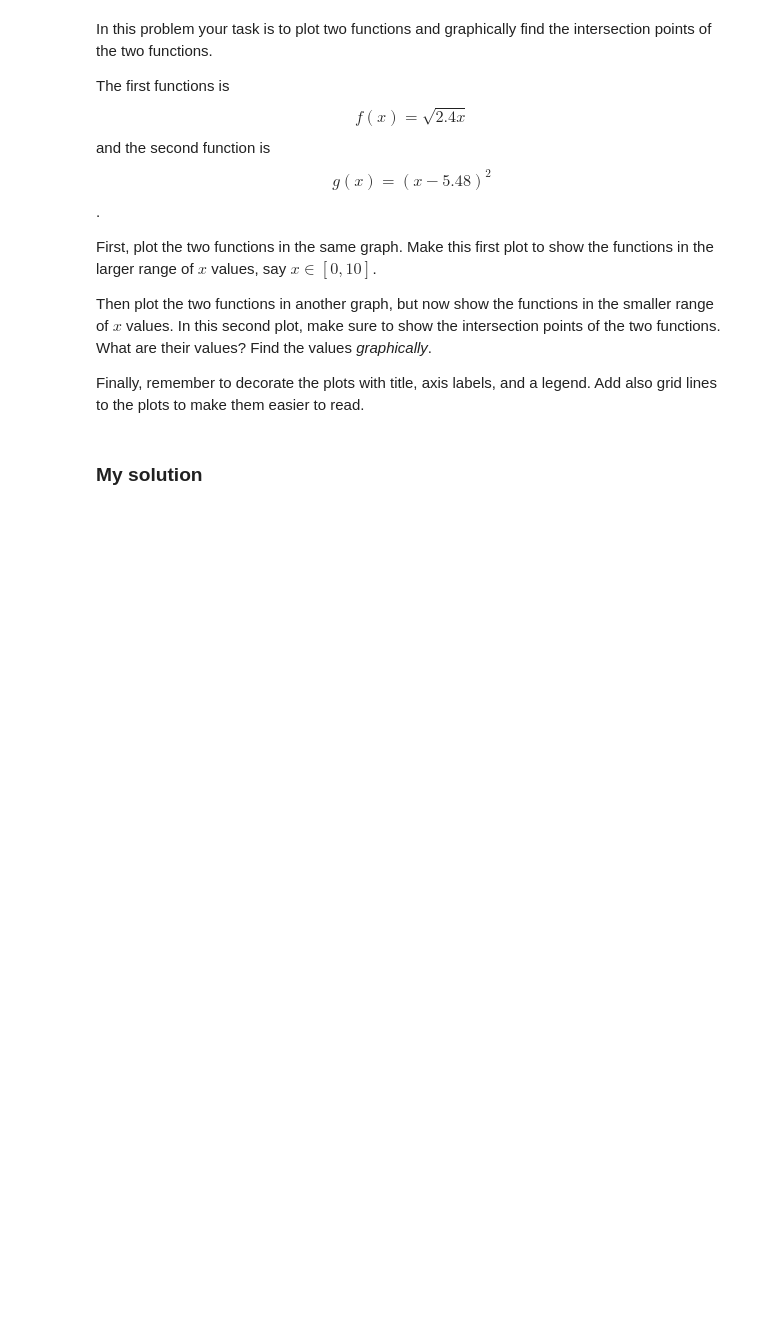
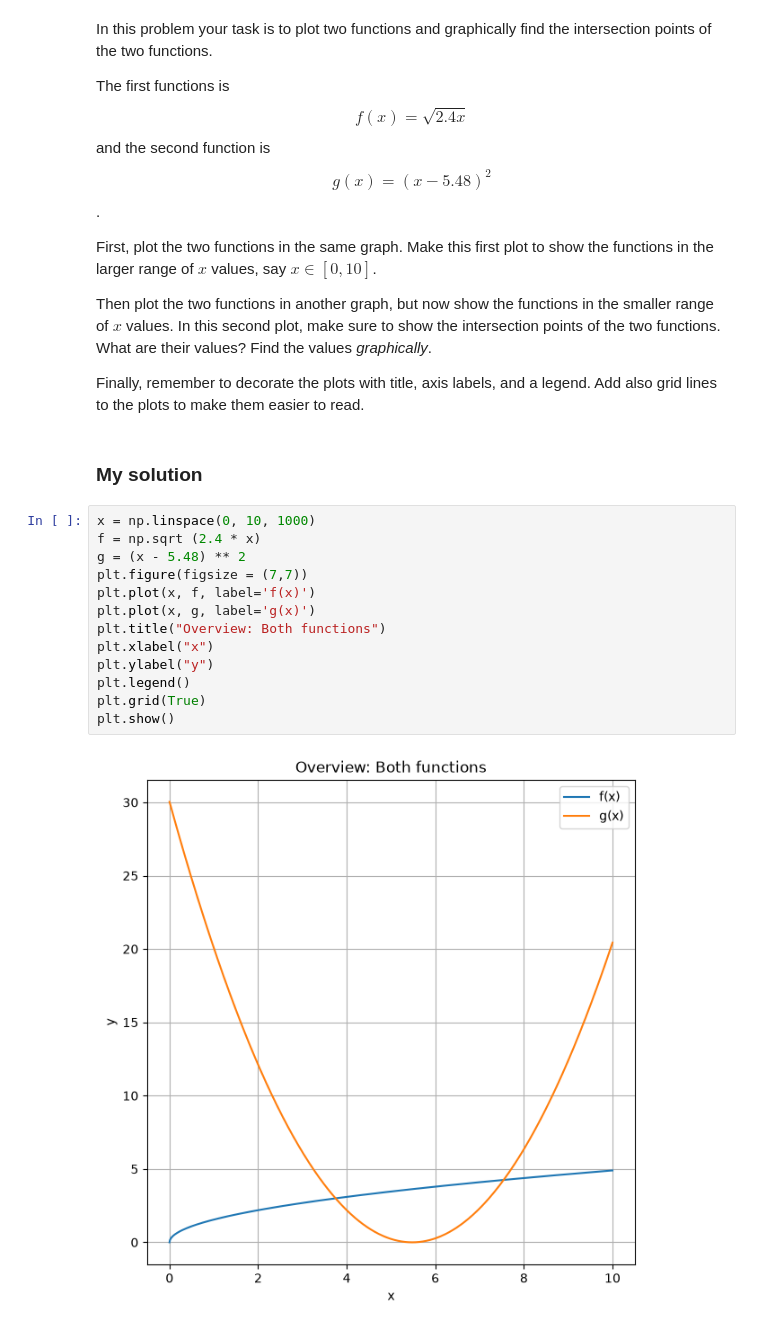
Before and after one commit to sam-henderson26/Python-Labs-1, a Jupyter notebook: Sam_Henderson_Lab2_.ipynb, the cells around one changed output. Drawn from its saved outputs; the diff is of its cells as text; blank space fills up the shorter version.

```diff
--- a/Sam_Henderson_Lab2_.ipynb
+++ b/Sam_Henderson_Lab2_.ipynb
@@ -121,3 +121,18 @@ Finally, remember to decorate the plots with title, axis labels, and a legend. A
 lines to the plots to make them easier to read.
 # %% [markdown]
 ### My solution
+# %%
+x = np.linspace(0, 10, 1000)
+f = np.sqrt (2.4 * x)
+g = (x - 5.48) ** 2
+plt.figure(figsize = (7,7))
+plt.plot(x, f, label='f(x)')
+plt.plot(x, g, label='g(x)')
+plt.title("Overview: Both functions")
+plt.xlabel("x")
+plt.ylabel("y")
+plt.legend()
+plt.grid(True)
+plt.show()
+# %% [output]
+[figure, added]
```
Also changed, not shown: parts of 8 cells of this notebook.
